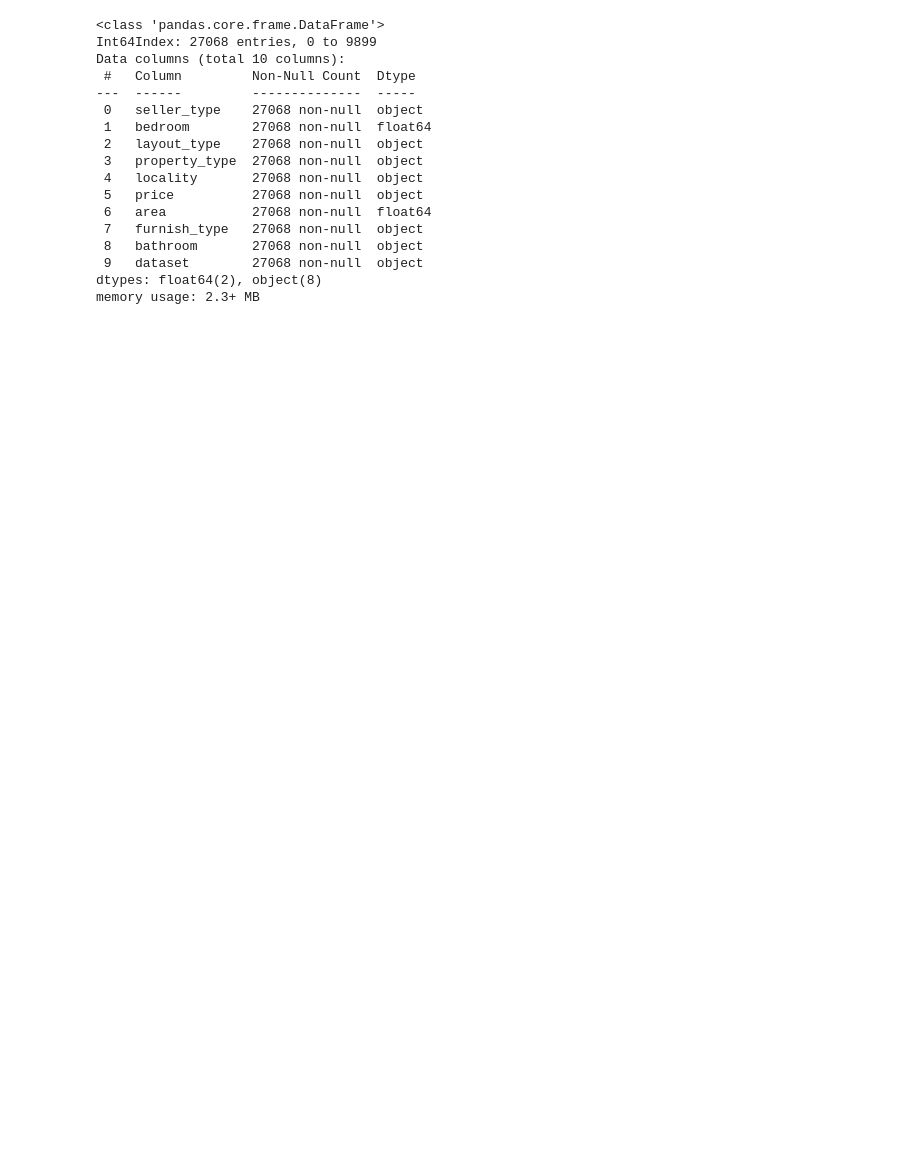
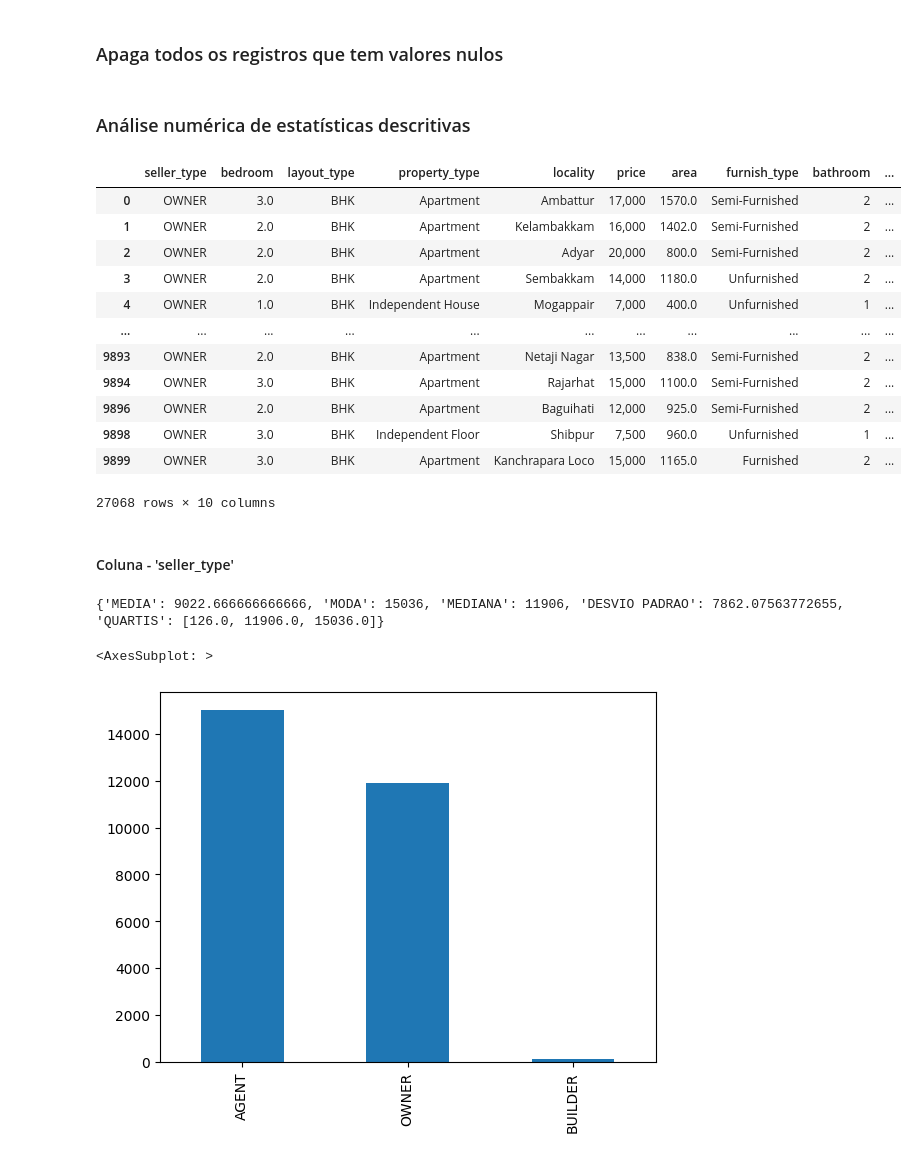
Before and after one commit to Felipanjos/a3_big_data_2022.2-, a Jupyter notebook: notebook.ipynb, the cells around one changed output. Cells and saved outputs as stored; diff of their text form; code cells hidden in the pictures; blank space fills up the shorter version.

Commit message:
Analise numerica de estatisticas descritivas

```diff
--- a/notebook.ipynb
+++ b/notebook.ipynb
@@ -17,3 +62,5 @@ df['property_type'] = df['property_type'].astype(str)
+# %% [markdown]
+### Apaga todos os registros que tem valores nulos
 # %%
 def drop_null_rows(columns):
     for column in columns:
@@ -25,20 +70,52 @@ drop_null_rows(['seller_type', 'bathroom'])
+# %% [markdown]
+### Análise numérica de estatísticas descritivas
 # %%
-df.info()
+df
 # %% [output]
+|  | seller_type | bedroom | layout_type | property_type | locality | price | area | furnish_type | bathroom | ... |
+| 0 | OWNER | 3.0 | BHK | Apartment | Ambattur | 17,000 | 1570.0 | Semi-Furnished | 2 | ... |
+| 1 | OWNER | 2.0 | BHK | Apartment | Kelambakkam | 16,000 | 1402.0 | Semi-Furnished | 2 | ... |
+| 2 | OWNER | 2.0 | BHK | Apartment | Adyar | 20,000 | 800.0 | Semi-Furnished | 2 | ... |
+| 3 | OWNER | 2.0 | BHK | Apartment | Sembakkam | 14,000 | 1180.0 | Unfurnished | 2 | ... |
+| 4 | OWNER | 1.0 | BHK | Independent House | Mogappair | 7,000 | 400.0 | Unfurnished | 1 | ... |
+| ... | ... | ... | ... | ... | ... | ... | ... | ... | ... | ... |
+| 9893 | OWNER | 2.0 | BHK | Apartment | Netaji Nagar | 13,500 | 838.0 | Semi-Furnished | 2 | ... |
+| 9894 | OWNER | 3.0 | BHK | Apartment | Rajarhat | 15,000 | 1100.0 | Semi-Furnished | 2 | ... |
+| 9896 | OWNER | 2.0 | BHK | Apartment | Baguihati | 12,000 | 925.0 | Semi-Furnished | 2 | ... |
+| 9898 | OWNER | 3.0 | BHK | Independent Floor | Shibpur | 7,500 | 960.0 | Unfurnished | 1 | ... |
+| 9899 | OWNER | 3.0 | BHK | Apartment | Kanchrapara Loco | 15,000 | 1165.0 | Furnished | 2 | ... |
-<class 'pandas.core.frame.DataFrame'>
-Int64Index: 27068 entries, 0 to 9899
-Data columns (total 10 columns):
- #   Column         Non-Null Count  Dtype
----  ------         --------------  -----
- 0   seller_type    27068 non-null  object
- 1   bedroom        27068 non-null  float64
- 2   layout_type    27068 non-null  object
- 3   property_type  27068 non-null  object
- 4   locality       27068 non-null  object
- 5   price          27068 non-null  object
- 6   area           27068 non-null  float64
- 7   furnish_type   27068 non-null  object
- 8   bathroom       27068 non-null  object
- 9   dataset        27068 non-null  object
-dtypes: float64(2), object(8)
-memory usage: 2.3+ MB
+27068 rows × 10 columns
+# %%
+def analise_desc_num(coluna):
+    global df
+
+    dct_retorno = {}
+    s_coluna = df[coluna].value_counts()
+
+    media = st.mean(s_coluna)
+    moda = st.mode(s_coluna)
+    mediana = st.median(s_coluna)
+    desvio_padrao = st.stdev(s_coluna)
+    quartis = st.quantiles(s_coluna)
+
+    dct_retorno['MEDIA'] = media
+    dct_retorno['MODA'] = moda
+    dct_retorno['MEDIANA'] = mediana
+    dct_retorno['DESVIO PADRAO'] = desvio_padrao
+    dct_retorno['QUARTIS'] = quartis
+
+    return dct_retorno
+# %% [markdown]
+#### Coluna - 'seller_type'
+# %%
+coluna_analise = 'seller_type'
+
+statis = analise_desc_num(coluna_analise)
+
+
+print(statis)
+df[coluna_analise].value_counts().plot(kind='bar')
+# %% [output]
+{'MEDIA': 9022.666666666666, 'MODA': 15036, 'MEDIANA': 11906, 'DESVIO PADRAO': 7862.07563772655, 'QUARTIS': [126.0, 11906.0, 15036.0]}
+<AxesSubplot: >
+[figure, added]
```
Also changed, not shown: parts of 14 cells of this notebook.
